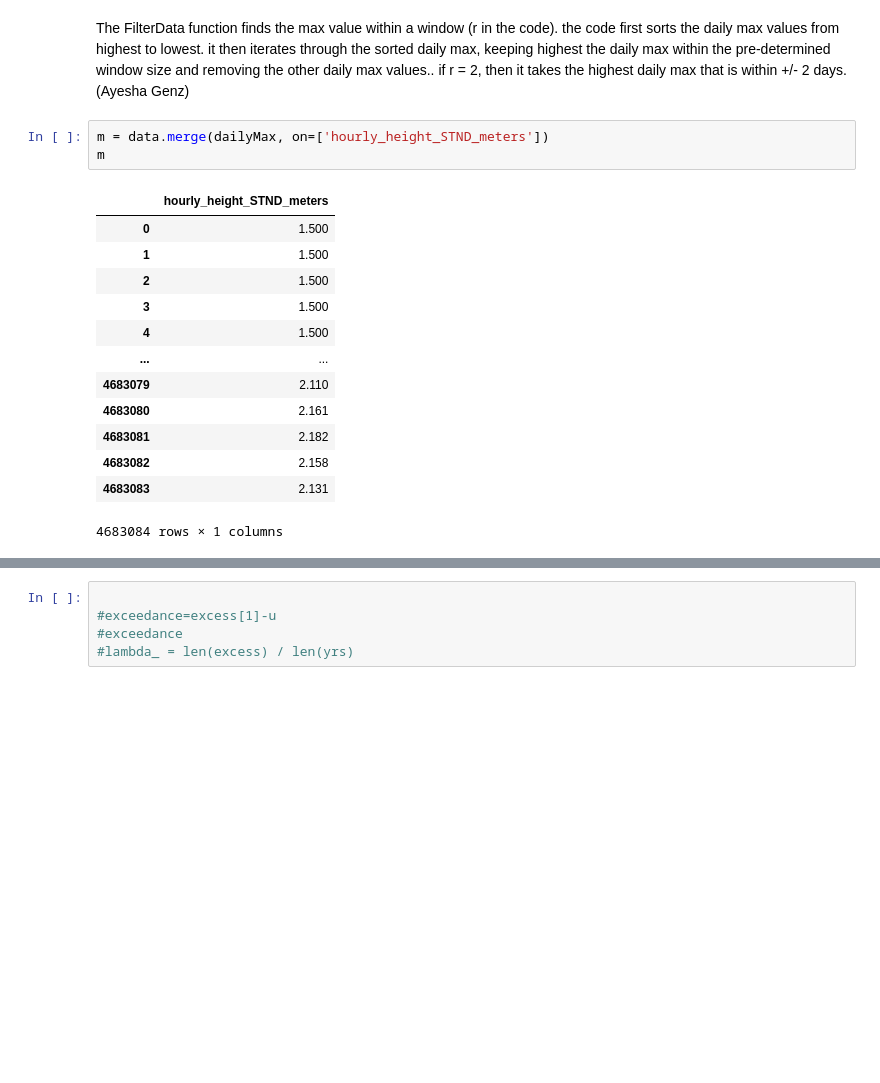
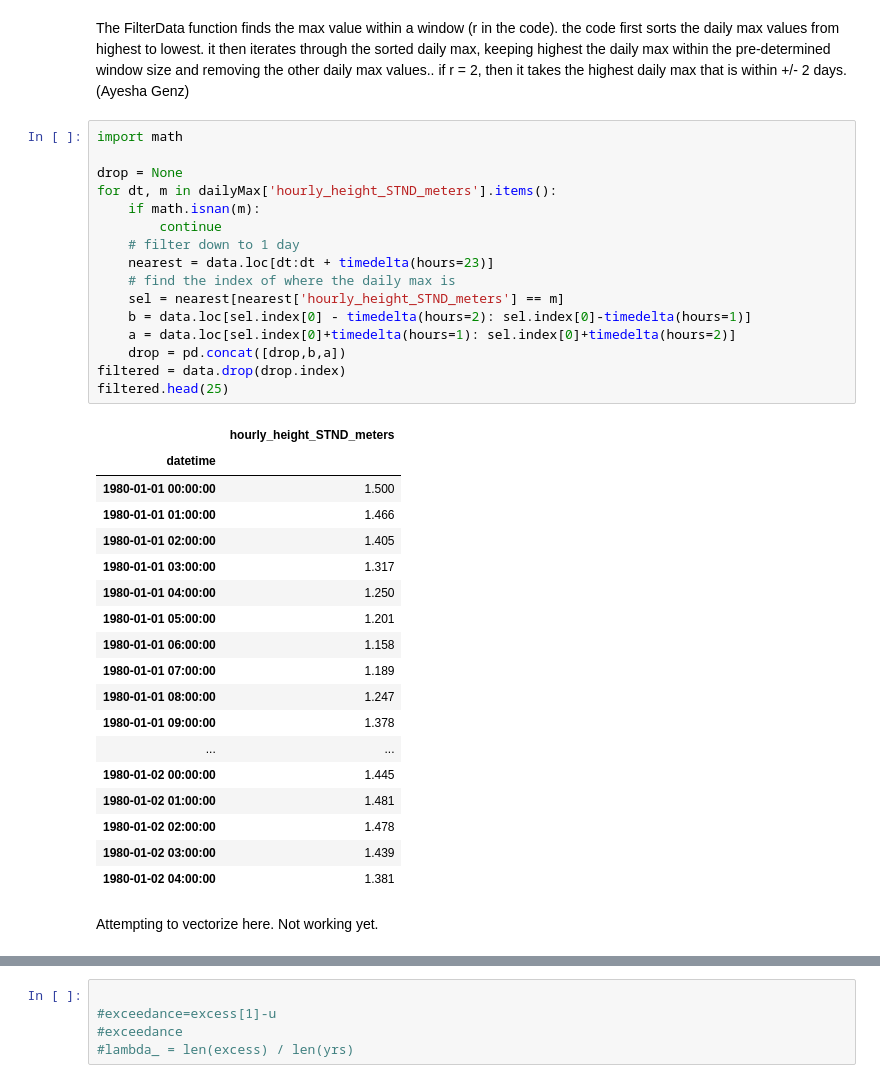
Before and after one commit to asascience/ncdis, a Jupyter notebook: dataprep/dataprep.ipynb, the cells around one changed output, grey strips where cells are left out. Drawn from its saved outputs; the diff is of its cells as text; blank space fills up the shorter version.

```diff
--- a/dataprep/dataprep.ipynb
+++ b/dataprep/dataprep.ipynb
@@ -157,19 +113,39 @@ KeyboardInterrupt:
 # %% [markdown]
 The FilterData function finds the max value within a window (r in the code).  the code first sorts the daily max values from highest to lowest.  it then iterates through the sorted daily max, keeping highest the daily max within the pre-determined window size and removing the other daily max values..  if r = 2, then it takes the highest daily max that is within +/- 2 days. (Ayesha Genz)
-# %%
-m = data.merge(dailyMax, on=['hourly_height_STND_meters'])
-m
-# %% [output]
-|  | hourly_height_STND_meters |
-| 0 | 1.500 |
-| 1 | 1.500 |
-| 2 | 1.500 |
-| 3 | 1.500 |
-| 4 | 1.500 |
-| ... | ... |
-| 4683079 | 2.110 |
-| 4683080 | 2.161 |
-| 4683081 | 2.182 |
-| 4683082 | 2.158 |
-| 4683083 | 2.131 |
-4683084 rows × 1 columns
+# %%
+import math
+
+drop = None
+for dt, m in dailyMax['hourly_height_STND_meters'].items():
+    if math.isnan(m):
+        continue
+    # filter down to 1 day
+    nearest = data.loc[dt:dt + timedelta(hours=23)]
+    # find the index of where the daily max is
+    sel = nearest[nearest['hourly_height_STND_meters'] == m]
+    b = data.loc[sel.index[0] - timedelta(hours=2): sel.index[0]-timedelta(hours=1)]
+    a = data.loc[sel.index[0]+timedelta(hours=1): sel.index[0]+timedelta(hours=2)]
+    drop = pd.concat([drop,b,a])
+filtered = data.drop(drop.index)
+filtered.head(25)
+# %% [output]
+|  | hourly_height_STND_meters |
+| datetime |  |
+| 1980-01-01 00:00:00 | 1.500 |
+| 1980-01-01 01:00:00 | 1.466 |
+| 1980-01-01 02:00:00 | 1.405 |
+| 1980-01-01 03:00:00 | 1.317 |
+| 1980-01-01 04:00:00 | 1.250 |
+| 1980-01-01 05:00:00 | 1.201 |
+| 1980-01-01 06:00:00 | 1.158 |
+| 1980-01-01 07:00:00 | 1.189 |
+| 1980-01-01 08:00:00 | 1.247 |
+| 1980-01-01 09:00:00 | 1.378 |
+| ... | ... |
+| 1980-01-02 00:00:00 | 1.445 |
+| 1980-01-02 01:00:00 | 1.481 |
+| 1980-01-02 02:00:00 | 1.478 |
+| 1980-01-02 03:00:00 | 1.439 |
+| 1980-01-02 04:00:00 | 1.381 |
+# %% [markdown]
+Attempting to vectorize here. Not working yet.
```
Also changed, not shown: parts of 7 cells of this notebook.
